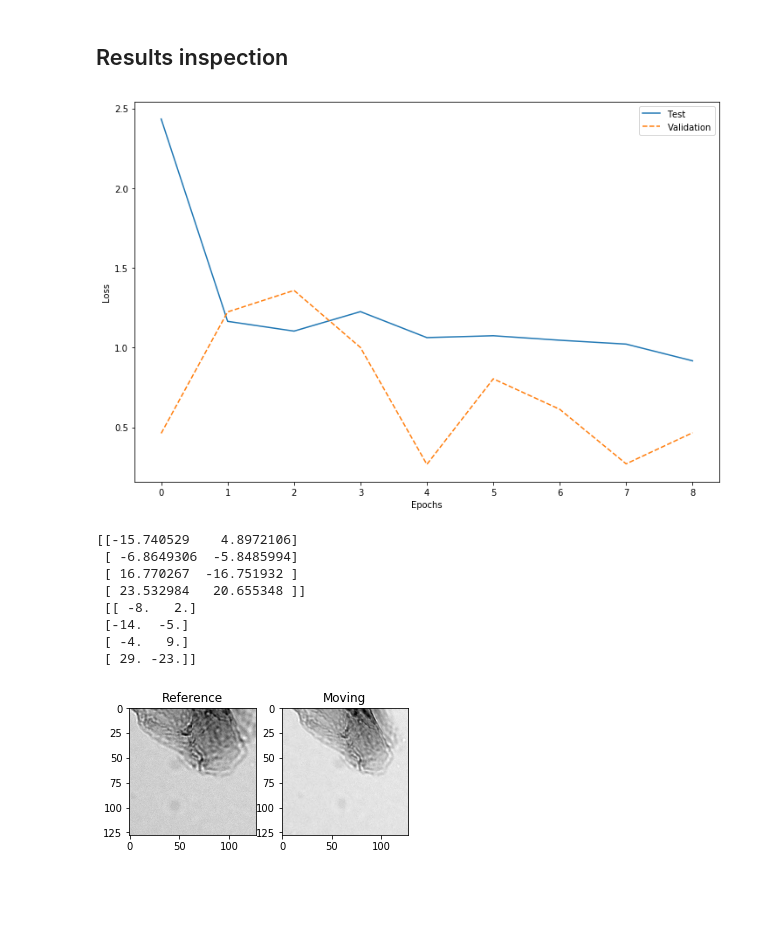
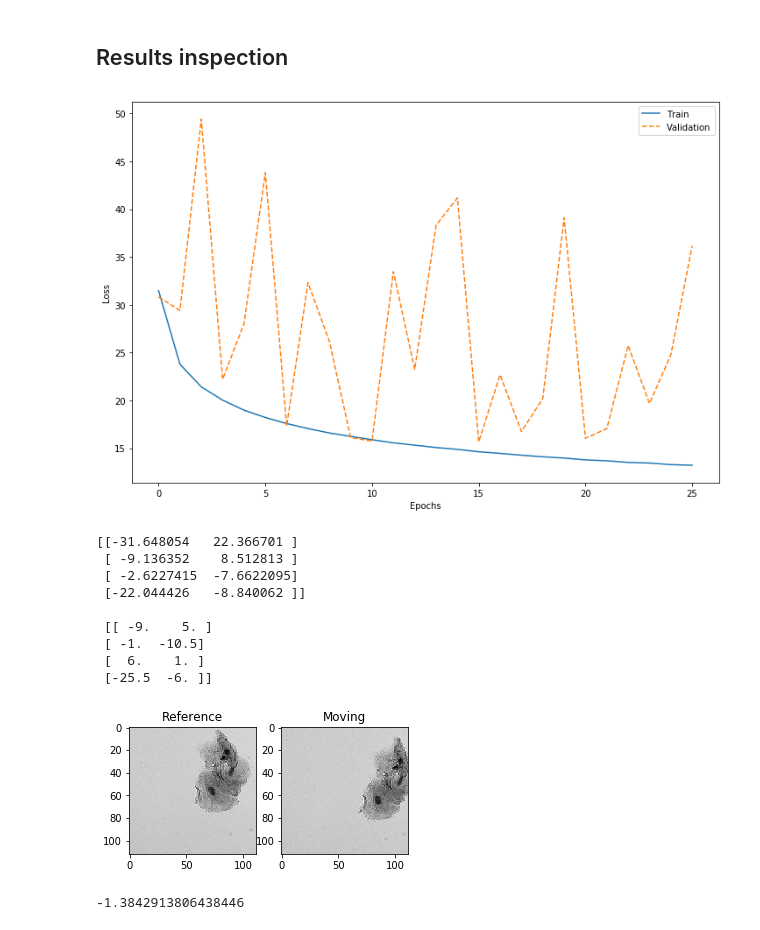
Before and after one commit to tristaaan/stitch-eval, a Jupyter notebook: notebooks/HomograpyNet.ipynb, the cells around one changed output. Drawn from its saved outputs; the diff is of its cells as text; code cells hidden in the pictures; blank space fills up the shorter version.

```diff
--- a/notebooks/HomograpyNet.ipynb
+++ b/notebooks/HomograpyNet.ipynb
@@ -48,7 +48,7 @@ def load_img_paths(target):
     return glob.glob(target + '/*.tif')
 
 data_dir = r'../data'
-original_data_dir = path.join(data_dir, 'hnet_training')
+original_data_dir = path.join(data_dir, 'hnet_training_112')
 all_files = pd.read_csv(path.join(original_data_dir, 'homographies.tsv'), sep='\t')
 all_files.head()
 # %% [output]
@@ -164,13 +182,14 @@ We generate the "seemingly infinite training data" on the fly by using Keras' Da
 # %%
 import math
 from os import path
-from keras.callbacks import ModelCheckpoint, Callback, EarlyStopping
+from keras.callbacks import ModelCheckpoint, Callback, EarlyStopping, LearningRateScheduler
 from keras.preprocessing.image import img_to_array, load_img
 from keras.utils import Sequence
 from skimage.transform import rotate
 
+
 def h_string_to_arr(s):
-    return np.array(list(map(lambda x: np.float32(x), row['h'].split(','))))
+    return np.array(list(map(lambda x: np.float32(x), s.split(','))))
 
 
 class LossHistory(Callback):
@@ -215,7 +234,7 @@ class DataGenerator(Sequence):
             y[j] = h_string_to_arr(h_str)
         return (X, y)
 
-early_stopping = EarlyStopping(monitor='val_loss', patience=4, verbose=1, mode='auto')
+early_stopping = EarlyStopping(monitor='val_loss', patience=10, verbose=1, mode='auto')
 
 # create weights file if it doesn't exist for ModelCheckpoint
 from os import mkdir
@@ -225,6 +244,15 @@ except FileExistsError:
     print('tmp directory already exists')
 
 history = LossHistory()
+
+def step_scheduler(epoch, lr):
+    step1 = epochs/3
+    step2 = step1 * 2
+    if epoch == step1 or epoch == step2:
+        return lr * 0.1 # decrease by a factor of 10
+    return lr # no change
+
+lrScheduler = LearningRateScheduler(step_scheduler)
 # %% [output]
 tmp directory already exists
 # %% [markdown]
@@ -265,7 +293,7 @@ hist = my_model.fit_generator(training_generator,
                               epochs=epochs,
                               workers=3,
                               verbose=2,
-                              callbacks=[history, checkpointer, early_stopping]
+                              callbacks=[history, checkpointer, early_stopping, lrScheduler]
                              )
 # %% [output]
 Epoch 1/120
@@ -288,77 +316,76 @@ Epoch 00009: early stopping
 # %% [markdown]
 ## Results inspection
 # %%
-import matplotlib.pylab as plt
-%matplotlib inline
-
 plt.figure(figsize=(12,8))
-plt.plot(hist.epoch,hist.history['loss'],    label='Test')
+plt.plot(hist.epoch,hist.history['loss'],    label='Train')
 plt.plot(hist.epoch,hist.history['val_loss'],label='Validation',linestyle='--')
 plt.xlabel('Epochs')
 plt.ylabel('Loss')
 plt.legend()
 plt.show()
 # %% [output]
-[figure, old version]
+[figure, new version]
 # %%
 import cv2
 from numpy.random import randint
 from skimage.transform import resize
-
-def show_registration(ref, mov):
-    fig, (a, b) = plt.subplots(1, 2, figsize=(5, 8))
-    a.imshow(ref, cmap='gray')
-    a.set_title('Reference')
-    b.imshow(mov, cmap='gray')
-    b.set_title('Moving')
-    plt.show()
 
 def alter_pt(pt, r):
     return (pt[0] + randint(-r,r), pt[1] + randint(-r,r))
 
 def create_patch(im, size, r):
     '''
     Create pairs of patches from an image
     '''
     while True:
         # generate four random points
         x = randint(0, im.shape[1]-size)
         y = randint(0, im.shape[0]-size)
         tl = (x,y)
         tr = (tl[0], tl[1]+size)
         br = (tl[0]+size, tl[1]+size)
         bl = (tl[0]+size, tl[1])
         A = im[y:y+size,x:x+size] # this is our 'reference' image
         # alter points randomly by rho
         tl2 = alter_pt(tl, r)
         tr2 = alter_pt(tr, r)
         br2 = alter_pt(br, r)
         bl2 = alter_pt(bl, r)
         perturbed = np.float32([tl2, tr2, br2, bl2])
         # transform
         H = cv2.getPerspectiveTransform(np.float32([tl, tr, br, bl]), perturbed)
         Hab = np.linalg.inv(H)
         # warp image
-        full_warped = cv2.warpPerspective(im, Hab, im.shape)
+        full_warped = cv2.warpPerspective(im, Hab, im.shape, flags=cv2.INTER_NEAREST)
         B = full_warped[y:y+size,x:x+size]
-        if A.shape == B.shape:
-            return A, B, np.subtract(perturbed, [tl, tr, br, bl])
+        if A.shape == B.shape and A.mean() < 210:
+            return A, B, np.subtract(perturbed, [tl, tr, br, bl])/2
 
 test_dir = r'../data/learning'
-im1 = imread(test_dir + '/Tp26_Y000_X001_040.tif')
-p_a, p_b, Hab = create_patch(im1, 128, 32)
+im1 = imread(test_dir + '/Tp26_Y000_X002_040.tif')
+im1 = cv2.resize(im1, (672,512), interpolation=cv2.INTER_NEAREST)
+
+p_a, p_b, H_act = create_patch(im1, 224, 56)
+p_a = cv2.resize(p_a, img_size, interpolation=cv2.INTER_NEAREST)
+p_b = cv2.resize(p_b, img_size, interpolation=cv2.INTER_NEAREST)
+
 test_im = np.dstack((p_a, p_b))
 test_im = test_im.reshape(1, *test_im.shape)
-H = my_model.predict(test_im)
-print(H.reshape(4,2), '\n', Hab.reshape(4,2))
-show_registration(p_a, p_b)
+H_pred = my_model.predict(test_im)
+print(H_pred.reshape(4,2), '\n\n', H_act.reshape(4,2))
+two_up(p_a, p_b)
 # %% [output]
-[[-15.740529    4.8972106]
- [ -6.8649306  -5.8485994]
- [ 16.770267  -16.751932 ]
- [ 23.532984   20.655348 ]]
- [[ -8.   2.]
- [-14.  -5.]
- [ -4.   9.]
- [ 29. -23.]]
+[[-31.648054   22.366701 ]
+ [ -9.136352    8.512813 ]
+ [ -2.6227415  -7.6622095]
+ [-22.044426   -8.840062 ]]
+
+ [[ -9.    5. ]
+ [ -1.  -10.5]
+ [  6.    1. ]
+ [-25.5  -6. ]]
-[figure, old version]
+[figure, new version]
+# %%
+((H_pred.reshape(4,2) - H_act.reshape(4,2)) / 8).sum()
+# %% [output]
+-1.3842913806438446
```
Also changed, not shown: parts of 6 cells of this notebook, 1 other file.
